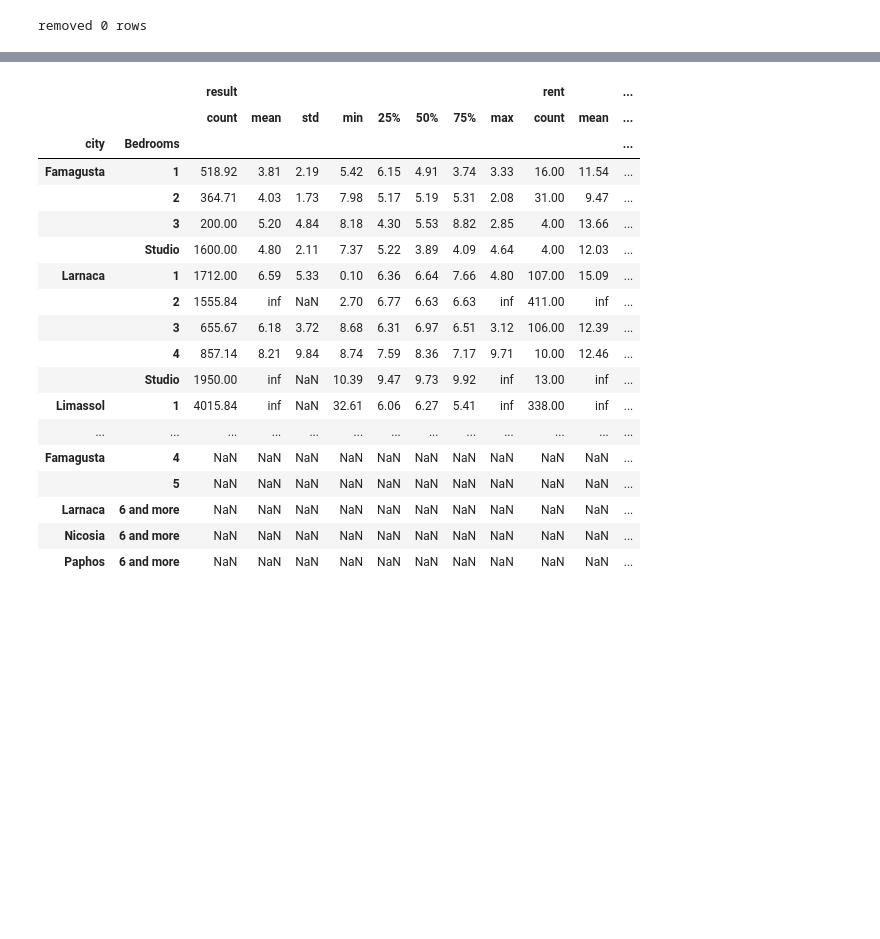
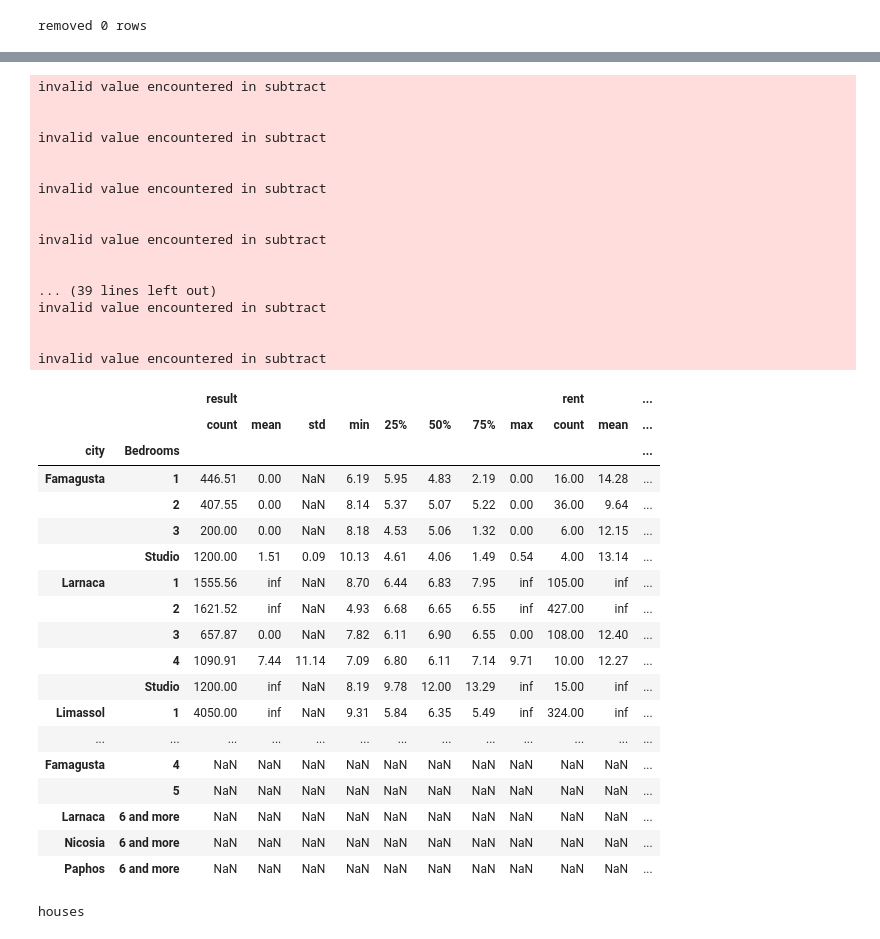
Before and after one commit to aljeshishe/marketplace, a Jupyter notebook: rnd.ipynb, the cells around one changed output, grey strips where cells are left out. Saved outputs shown, nothing was run; the diff lists cells and outputs as text; code cells hidden in the pictures; blank space fills up the shorter version.

```diff
--- a/rnd.ipynb
+++ b/rnd.ipynb
@@ -89,2 +35,6 @@ df.ad_id.hist().show()
 # %%
-df[["city", "district"]] = df.location.str.split(",", expand=True)
+def add_city_disctrict_cols(df):
+    df[["city", "district"]] = df.location.str.split(",", expand=True)
+    return df
+df = add_city_disctrict_cols(df)
+df.iloc[0].T
@@ -91,3 +54,2 @@ df[["city", "district"]] = df.location.str.split(",", expand=True)
 # %%
-
-df.price_per_sqm = df.price / (df["Property area"].str.replace("m²", "").astype(int)).round(2)
+df.price_per_sqm = df.price / (df["Property area"]).round(2)
@@ -114 +56,4 @@ Name: 0, dtype: object
+# %%
+saledf = df[df.cat1.isin(['Houses for sale', 'Apartments, flats for sale'])]
+rentdf = df[df.cat1.isin(['Houses to rent', 'Apartments, flats to rent'])]
 # %%
@@ -123,7 +68,3 @@ removed 12671 rows
 # df = selected_df
 # %% [output]
 removed 0 rows
-# %%
-saledf = pd.read_json("output/_real-estate-for-sale_apartments-flats__20241207_133456.jsonl", lines=True)
-saledf[["city", "district"]] = saledf.location.str.split(",", expand=True)
-saledf
@@ -144,8 +71,13 @@ saledf
 # %%
-salestatdf = saledf.query("Condition == 'Resale'").groupby(["city", "Bedrooms"]).price_per_sqm.describe()
-rentstatdf = df.groupby(["city", "Bedrooms"]).price_per_sqm.describe()
-common_index = salestatdf.index.intersection(rentstatdf.index)
+def stats(saledf, rentdf):
+    salestatdf = saledf.query("Condition == 'Resale'").groupby(["city", "Bedrooms"]).price_per_sqm.describe()
+    rentstatdf = rentdf.groupby(["city", "Bedrooms"]).price_per_sqm.describe()
+    common_index = salestatdf.index.intersection(rentstatdf.index)
+    result = rentstatdf.loc[common_index] / salestatdf.loc[common_index] * 12 * 100
+    return pd.concat([result, rentstatdf, salestatdf], axis=1, keys=['result', 'rent', 'sale'])
 
-result = rentstatdf.loc[common_index] / salestatdf.loc[common_index] * 12 * 100
-pd.concat([result, rentstatdf, salestatdf], axis=1, keys=['result', 'rent', 'sale'])
+print("apparts")
+display(stats(saledf.query("cat1 == 'Apartments, flats for sale'"), rentdf.query("cat1 == 'Apartments, flats to rent'")))
+print("houses")
+display(stats(saledf.query("cat1 == 'Houses for sale'"), rentdf.query("cat1 == 'Houses to rent'")))
 # %% [output]
@@ -171,19 +85,37 @@ invalid value encountered in subtract
+invalid value encountered in subtract
+
+
+invalid value encountered in subtract
+
+
+invalid value encountered in subtract
+
+
+invalid value encountered in subtract
+
+
+... (39 lines left out)
+invalid value encountered in subtract
+
+
+invalid value encountered in subtract
 |  |  | result |  |  |  |  |  |  |  | rent |  | ... |
 |  |  | count | mean | std | min | 25% | 50% | 75% | max | count | mean | ... |
 | city | Bedrooms |  |  |  |  |  |  |  |  |  |  | ... |
-| Famagusta | 1 | 518.92 | 3.81 | 2.19 | 5.42 | 6.15 | 4.91 | 3.74 | 3.33 | 16.00 | 11.54 | ... |
-|  | 2 | 364.71 | 4.03 | 1.73 | 7.98 | 5.17 | 5.19 | 5.31 | 2.08 | 31.00 | 9.47 | ... |
-|  | 3 | 200.00 | 5.20 | 4.84 | 8.18 | 4.30 | 5.53 | 8.82 | 2.85 | 4.00 | 13.66 | ... |
-|  | Studio | 1600.00 | 4.80 | 2.11 | 7.37 | 5.22 | 3.89 | 4.09 | 4.64 | 4.00 | 12.03 | ... |
-| Larnaca | 1 | 1712.00 | 6.59 | 5.33 | 0.10 | 6.36 | 6.64 | 7.66 | 4.80 | 107.00 | 15.09 | ... |
-|  | 2 | 1555.84 | inf | NaN | 2.70 | 6.77 | 6.63 | 6.63 | inf | 411.00 | inf | ... |
-|  | 3 | 655.67 | 6.18 | 3.72 | 8.68 | 6.31 | 6.97 | 6.51 | 3.12 | 106.00 | 12.39 | ... |
-|  | 4 | 857.14 | 8.21 | 9.84 | 8.74 | 7.59 | 8.36 | 7.17 | 9.71 | 10.00 | 12.46 | ... |
-|  | Studio | 1950.00 | inf | NaN | 10.39 | 9.47 | 9.73 | 9.92 | inf | 13.00 | inf | ... |
-| Limassol | 1 | 4015.84 | inf | NaN | 32.61 | 6.06 | 6.27 | 5.41 | inf | 338.00 | inf | ... |
+| Famagusta | 1 | 446.51 | 0.00 | NaN | 6.19 | 5.95 | 4.83 | 2.19 | 0.00 | 16.00 | 14.28 | ... |
+|  | 2 | 407.55 | 0.00 | NaN | 8.14 | 5.37 | 5.07 | 5.22 | 0.00 | 36.00 | 9.64 | ... |
+|  | 3 | 200.00 | 0.00 | NaN | 8.18 | 4.53 | 5.06 | 1.32 | 0.00 | 6.00 | 12.15 | ... |
+|  | Studio | 1200.00 | 1.51 | 0.09 | 10.13 | 4.61 | 4.06 | 1.49 | 0.54 | 4.00 | 13.14 | ... |
+| Larnaca | 1 | 1555.56 | inf | NaN | 8.70 | 6.44 | 6.83 | 7.95 | inf | 105.00 | inf | ... |
+|  | 2 | 1621.52 | inf | NaN | 4.93 | 6.68 | 6.65 | 6.55 | inf | 427.00 | inf | ... |
+|  | 3 | 657.87 | 0.00 | NaN | 7.82 | 6.11 | 6.90 | 6.55 | 0.00 | 108.00 | 12.40 | ... |
+|  | 4 | 1090.91 | 7.44 | 11.14 | 7.09 | 6.80 | 6.11 | 7.14 | 9.71 | 10.00 | 12.27 | ... |
+|  | Studio | 1200.00 | inf | NaN | 8.19 | 9.78 | 12.00 | 13.29 | inf | 15.00 | inf | ... |
+| Limassol | 1 | 4050.00 | inf | NaN | 9.31 | 5.84 | 6.35 | 5.49 | inf | 324.00 | inf | ... |
 | ... | ... | ... | ... | ... | ... | ... | ... | ... | ... | ... | ... | ... |
 | Famagusta | 4 | NaN | NaN | NaN | NaN | NaN | NaN | NaN | NaN | NaN | NaN | ... |
 |  | 5 | NaN | NaN | NaN | NaN | NaN | NaN | NaN | NaN | NaN | NaN | ... |
 | Larnaca | 6 and more | NaN | NaN | NaN | NaN | NaN | NaN | NaN | NaN | NaN | NaN | ... |
 | Nicosia | 6 and more | NaN | NaN | NaN | NaN | NaN | NaN | NaN | NaN | NaN | NaN | ... |
 | Paphos | 6 and more | NaN | NaN | NaN | NaN | NaN | NaN | NaN | NaN | NaN | NaN | ... |
+houses
```
Also changed, not shown: parts of 11 cells of this notebook, 8 other files.
